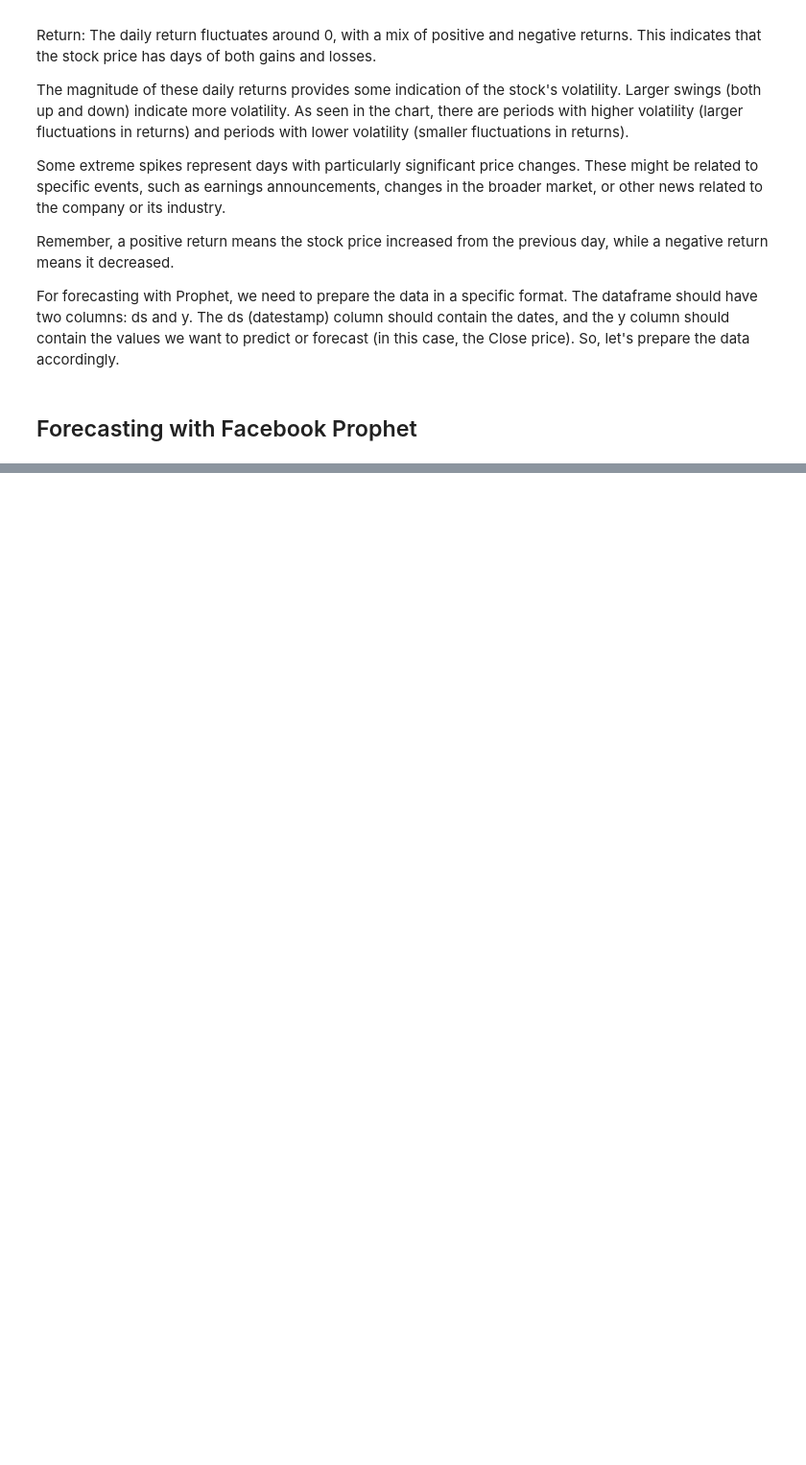
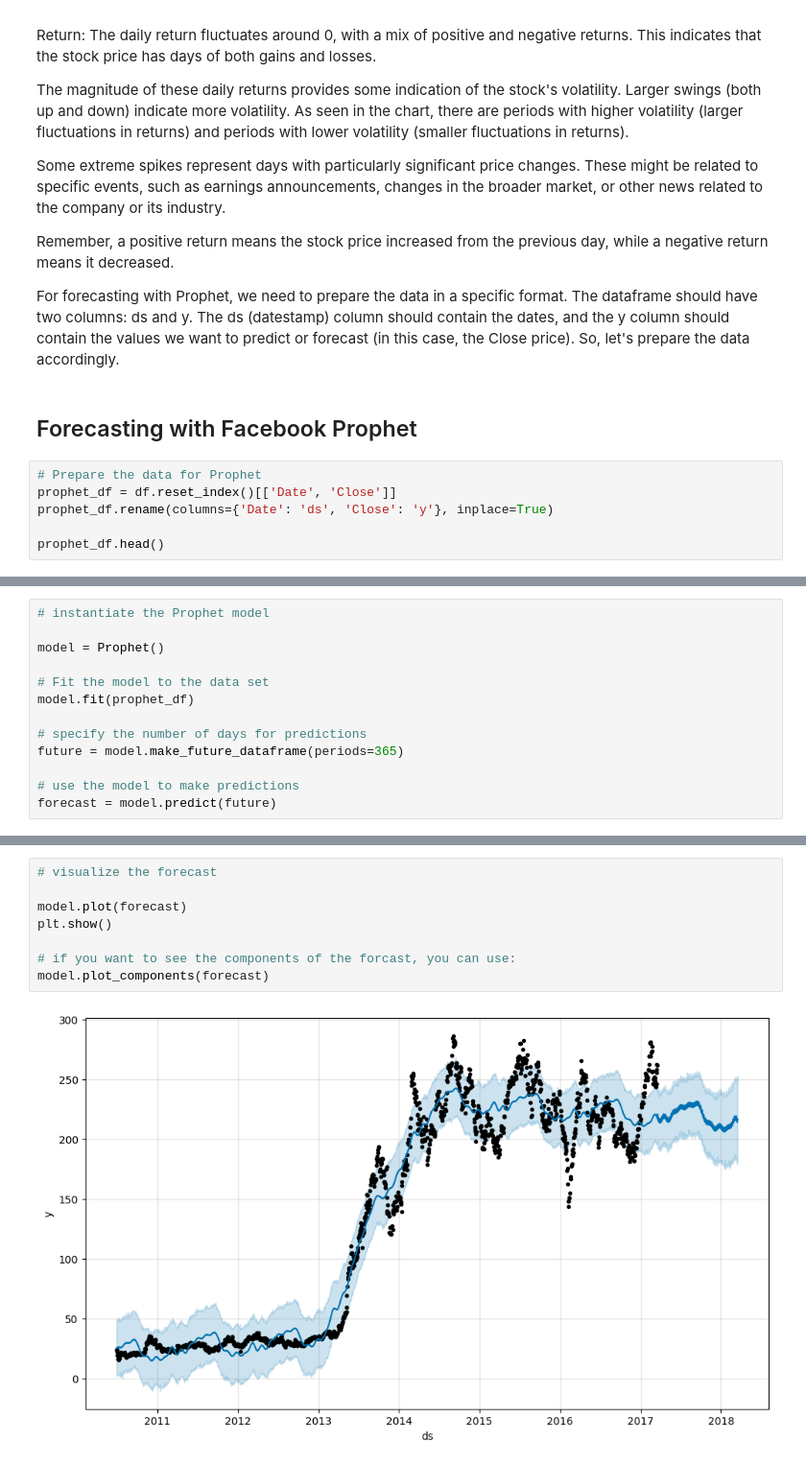
Before and after one commit to srsimonson/time-series-projects, a Jupyter notebook: prophet_stock_market_prediction.ipynb, the cells around one changed output, grey strips where cells are left out. Shown at 96% size. Drawn from its saved outputs; the diff is of its cells as text; blank space fills up the shorter version.

Commit message:
complete prophet model prediction

```diff
--- a/prophet_stock_market_prediction.ipynb
+++ b/prophet_stock_market_prediction.ipynb
@@ -180,3 +180,9 @@ Remember, a positive return means the stock price increased from the previous da
 For forecasting with Prophet, we need to prepare the data in a specific format. The dataframe should have two columns: ds and y. The ds (datestamp) column should contain the dates, and the y column should contain the values we want to predict or forecast (in this case, the Close price). So, let's prepare the data accordingly.
 # %% [markdown]
 ## Forecasting with Facebook Prophet
+# %%
+# Prepare the data for Prophet
+prophet_df = df.reset_index()[['Date', 'Close']]
+prophet_df.rename(columns={'Date': 'ds', 'Close': 'y'}, inplace=True)
+
+prophet_df.head()
@@ -182,0 +196,13 @@ For forecasting with Prophet, we need to prepare the data in a specific format.
+# %%
+# instantiate the Prophet model
+
+model = Prophet()
+
+# Fit the model to the data set
+model.fit(prophet_df)
+
+# specify the number of days for predictions
+future = model.make_future_dataframe(periods=365)
+
+# use the model to make predictions
+forecast = model.predict(future)
@@ -182,0 +212,10 @@ For forecasting with Prophet, we need to prepare the data in a specific format.
+# %%
+# visualize the forecast
+
+model.plot(forecast)
+plt.show()
+
+# if you want to see the components of the forcast, you can use:
+model.plot_components(forecast)
+# %% [output]
+[figure, added]
```
Also changed, not shown: parts of 3 cells of this notebook.
